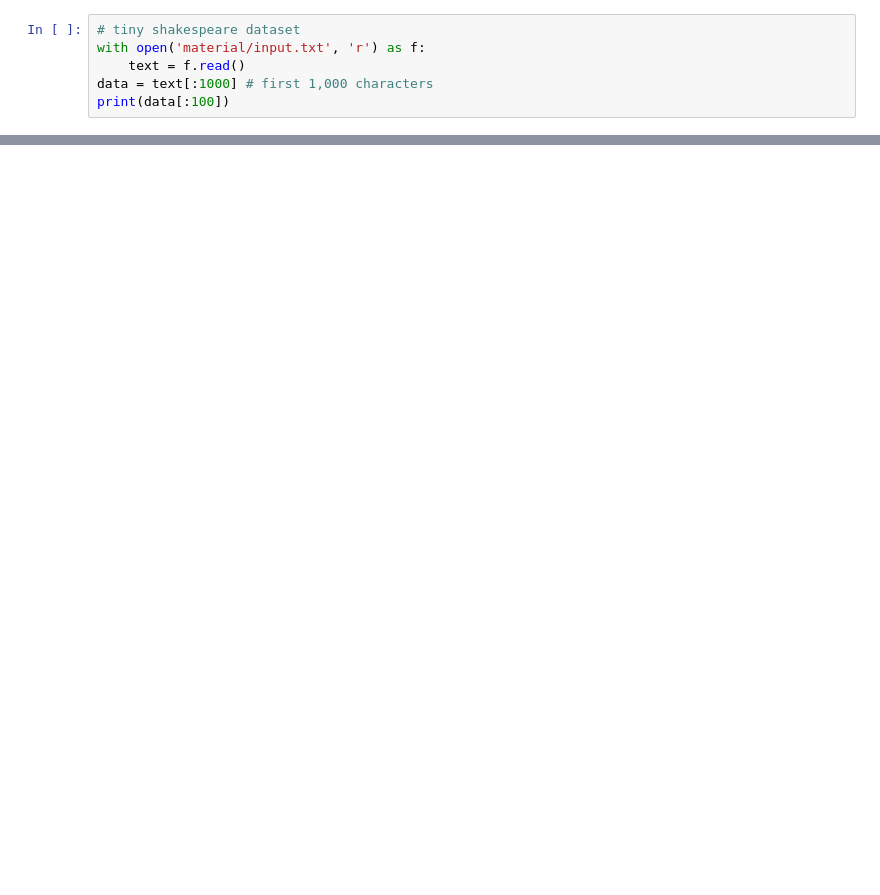
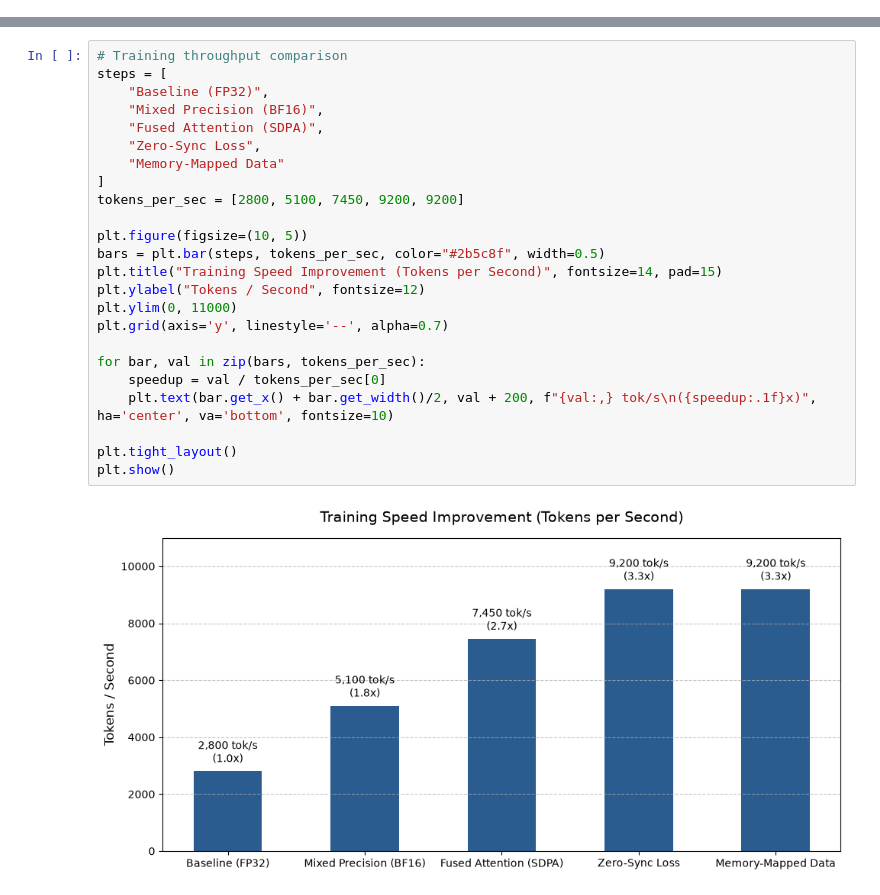
Before and after one commit to EyadNada/AxiomLM, a Jupyter notebook: brain/play.ipynb, the cells around one changed output, grey strips where cells are left out. Drawn from its saved outputs; the diff is of its cells as text; blank space fills up the shorter version.

```diff
--- a/brain/play.ipynb
+++ b/brain/play.ipynb
@@ -68,6 +0,0 @@ generator("Hello, I'm a language model,", max_length=30, num_return_sequences=5)
-# %%
-# tiny shakespeare dataset
-with open('material/input.txt', 'r') as f:
-    text = f.read()
-data = text[:1000] # first 1,000 characters
-print(data[:100])
@@ -154,0 +21,26 @@ NameError: name 'net' is not defined
+# %%
+# Training throughput comparison
+steps = [
+    "Baseline (FP32)",
+    "Mixed Precision (BF16)",
+    "Fused Attention (SDPA)",
+    "Zero-Sync Loss",
+    "Memory-Mapped Data"
+]
+tokens_per_sec = [2800, 5100, 7450, 9200, 9200]
+
+plt.figure(figsize=(10, 5))
+bars = plt.bar(steps, tokens_per_sec, color="#2b5c8f", width=0.5)
+plt.title("Training Speed Improvement (Tokens per Second)", fontsize=14, pad=15)
+plt.ylabel("Tokens / Second", fontsize=12)
+plt.ylim(0, 11000)
+plt.grid(axis='y', linestyle='--', alpha=0.7)
+
+for bar, val in zip(bars, tokens_per_sec):
+    speedup = val / tokens_per_sec[0]
+    plt.text(bar.get_x() + bar.get_width()/2, val + 200, f"{val:,} tok/s\n({speedup:.1f}x)", ha='center', va='bottom', fontsize=10)
+
+plt.tight_layout()
+plt.show()
+# %% [output]
+[figure, added]
```
Also changed, not shown: parts of 21 cells of this notebook.
